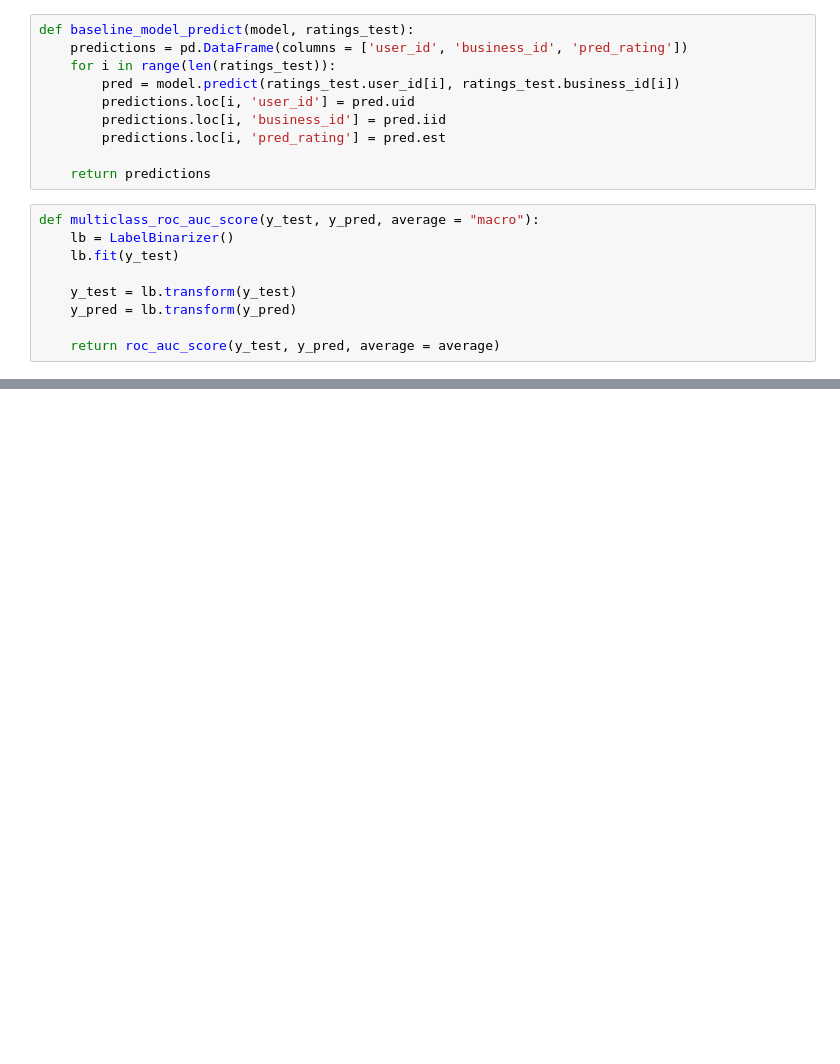
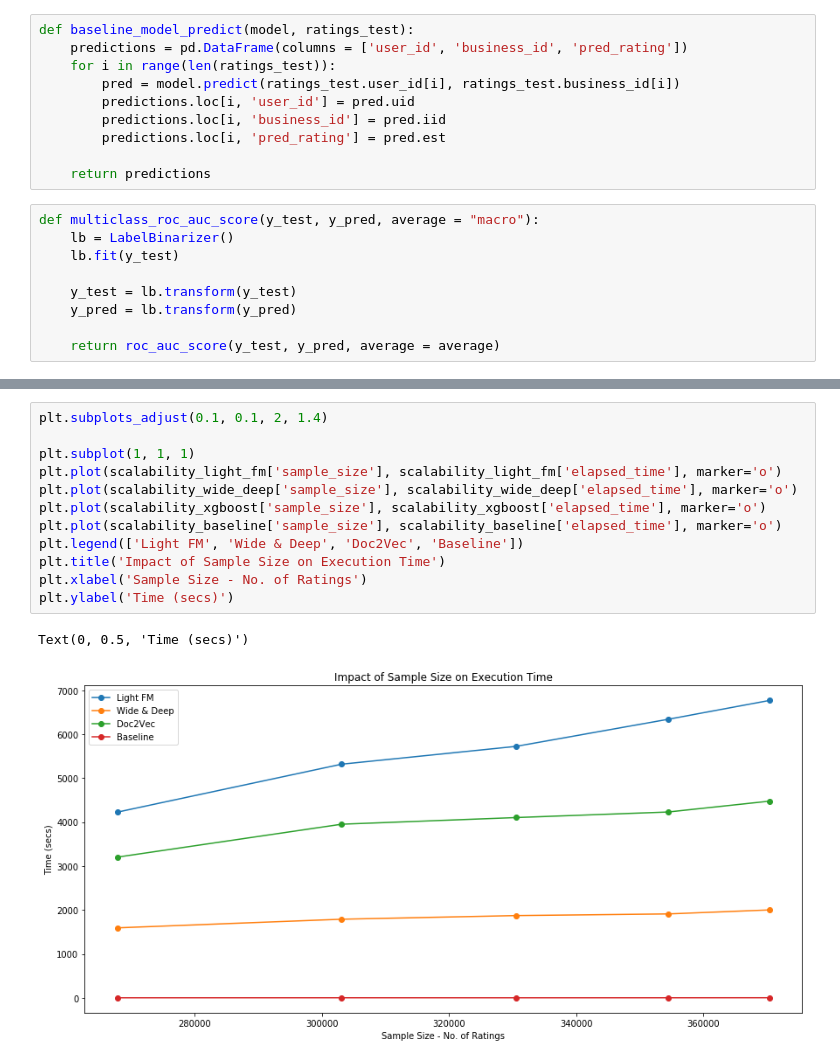
Before and after one commit to mohitgulla/Yelp, a Jupyter notebook: model_evaluation.ipynb, the cells around one changed output, grey strips where cells are left out. Saved outputs shown, nothing was run; the diff lists cells and outputs as text; blank space fills up the shorter version.

```diff
--- a/model_evaluation.ipynb
+++ b/model_evaluation.ipynb
@@ -90,0 +188,15 @@ def model_coverage(ratings_train, ratings_recommend):
+# %%
+plt.subplots_adjust(0.1, 0.1, 2, 1.4)
+
+plt.subplot(1, 1, 1)
+plt.plot(scalability_light_fm['sample_size'], scalability_light_fm['elapsed_time'], marker='o')
+plt.plot(scalability_wide_deep['sample_size'], scalability_wide_deep['elapsed_time'], marker='o')
+plt.plot(scalability_xgboost['sample_size'], scalability_xgboost['elapsed_time'], marker='o')
+plt.plot(scalability_baseline['sample_size'], scalability_baseline['elapsed_time'], marker='o')
+plt.legend(['Light FM', 'Wide & Deep', 'Doc2Vec', 'Baseline'])
+plt.title('Impact of Sample Size on Execution Time')
+plt.xlabel('Sample Size - No. of Ratings')
+plt.ylabel('Time (secs)')
+# %% [output]
+Text(0, 0.5, 'Time (secs)')
+[figure, added]
```
Also changed, not shown: parts of 20 cells of this notebook, 12 other files.
